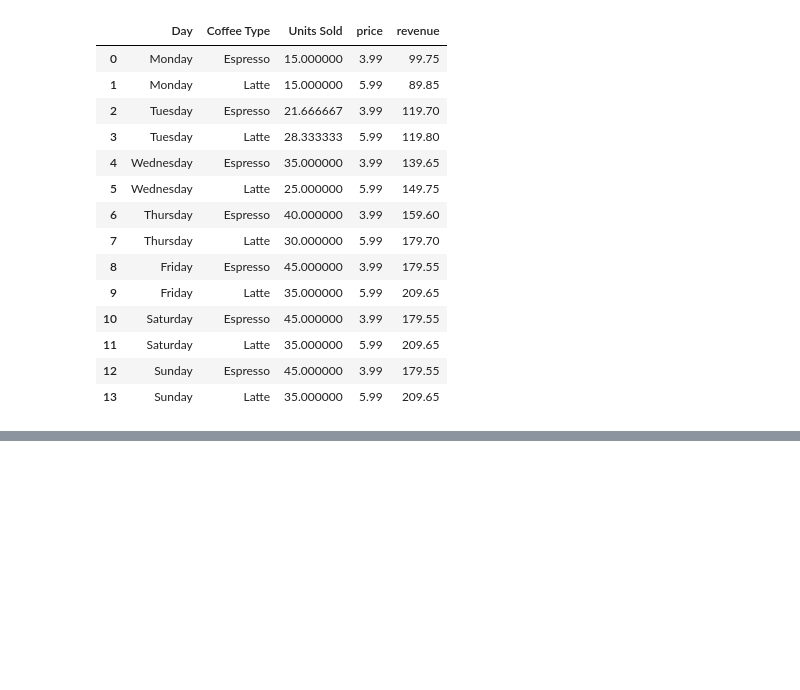
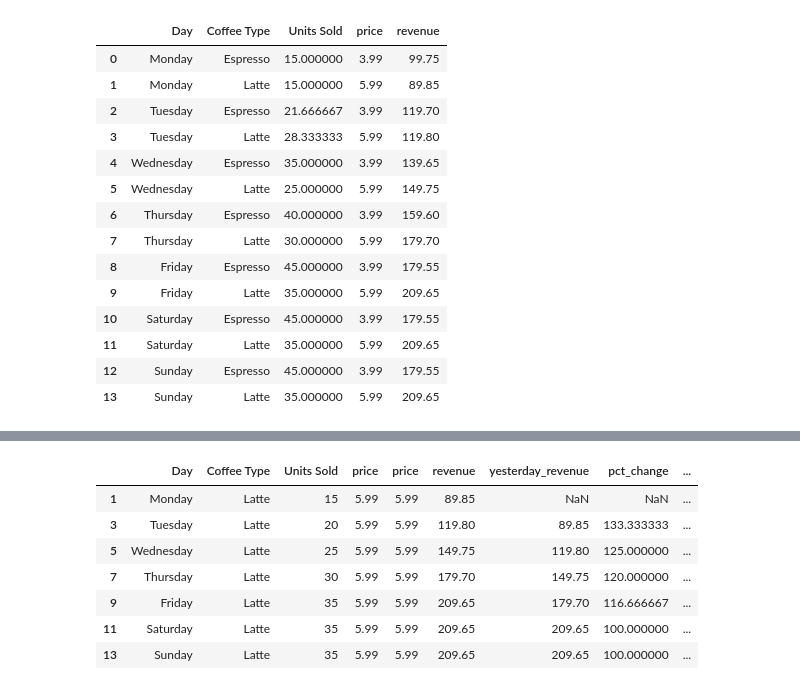
Before and after one commit to rodriguezandresed/pandas-sandbox, a Jupyter notebook: warmup.ipynb, the cells around one changed output, grey strips where cells are left out. Cells and saved outputs as stored; diff of their text form; code cells hidden in the pictures; blank space fills up the shorter version.

```diff
--- a/warmup.ipynb
+++ b/warmup.ipynb
@@ -635,0 +683,12 @@ coffee.dropna(subset=['Units Sold'])
+# %%
+bios['born_date']= pd.to_datetime(bios['born_date'])
+bios['month_born']= pd.to_datetime(bios['born_date']).dt.month
+bios['year_born']= pd.to_datetime(bios['born_date']).dt.year
+#this is to convert the born_date column to datetime format, so we can use datetime methods on it
+
+bios.groupby(bios['born_date'].dt.year)['name'].count().reset_index()
+# the reset_index() method is used to convert the Series to a DataFrame which makes it easier to work with because:
+# it will have a default integer index and the year will be a column instead of the index
+
+bios.groupby([bios['year_born'], bios['month_born']])['name'].count().reset_index().sort_values('name', ascending=False)
+#this will group the data by year and month of birth, count the number of occurrences of each combination, reset the index and sort the results by the count in descending order
@@ -635,0 +709,34 @@ coffee.dropna(subset=['Units Sold'])
+# %%
+#Some advanced operations are:
+# shift() - this will shift the values of a column by a certain number of rows
+# rank() - this will rank the values of a column, for example to get the rank of the Units Sold column
+# rolling() - this will create a rolling window of a certain size, for example to get the rolling sum of the Units Sold column with a window of 3 rows
+# cumsum() - this will calculate the cumulative sum of a column, for example to get the cumulative sum of the Units Sold column
+
+coffee['yesterday_revenue'] = coffee['revenue'].shift(2)
+# this will create a new column called yesterday_revenue with the revenue of the previous row
+coffee
+#you can add a percentage change by:
+coffee['pct_change'] = coffee['revenue']/coffee['yesterday_revenue']*100
+
+coffee
+
+bios['height_rank'] = bios['height_cm'].rank(ascending=False)
+bios.sort_values(['height_rank'])
+
+
+coffee['cumulative_revenue'] = coffee['revenue'].cumsum()
+#the select_dtypes method is used to select columns of a certain data type, in this case we are selecting float columns
+
+latte = coffee[coffee['Coffee Type'] == 'Latte'].copy()
+latte['3day']=latte['Units Sold'].rolling(3).sum()
+latte
+# %% [output]
+|  | Day | Coffee Type | Units Sold | price | price | revenue | yesterday_revenue | pct_change | ... |
+| 1 | Monday | Latte | 15 | 5.99 | 5.99 | 89.85 | NaN | NaN | ... |
+| 3 | Tuesday | Latte | 20 | 5.99 | 5.99 | 119.80 | 89.85 | 133.333333 | ... |
+| 5 | Wednesday | Latte | 25 | 5.99 | 5.99 | 149.75 | 119.80 | 125.000000 | ... |
+| 7 | Thursday | Latte | 30 | 5.99 | 5.99 | 179.70 | 149.75 | 120.000000 | ... |
+| 9 | Friday | Latte | 35 | 5.99 | 5.99 | 209.65 | 179.70 | 116.666667 | ... |
+| 11 | Saturday | Latte | 35 | 5.99 | 5.99 | 209.65 | 209.65 | 100.000000 | ... |
+| 13 | Sunday | Latte | 35 | 5.99 | 5.99 | 209.65 | 209.65 | 100.000000 | ... |
```
Also changed, not shown: parts of 7 cells of this notebook, 1 other file.
